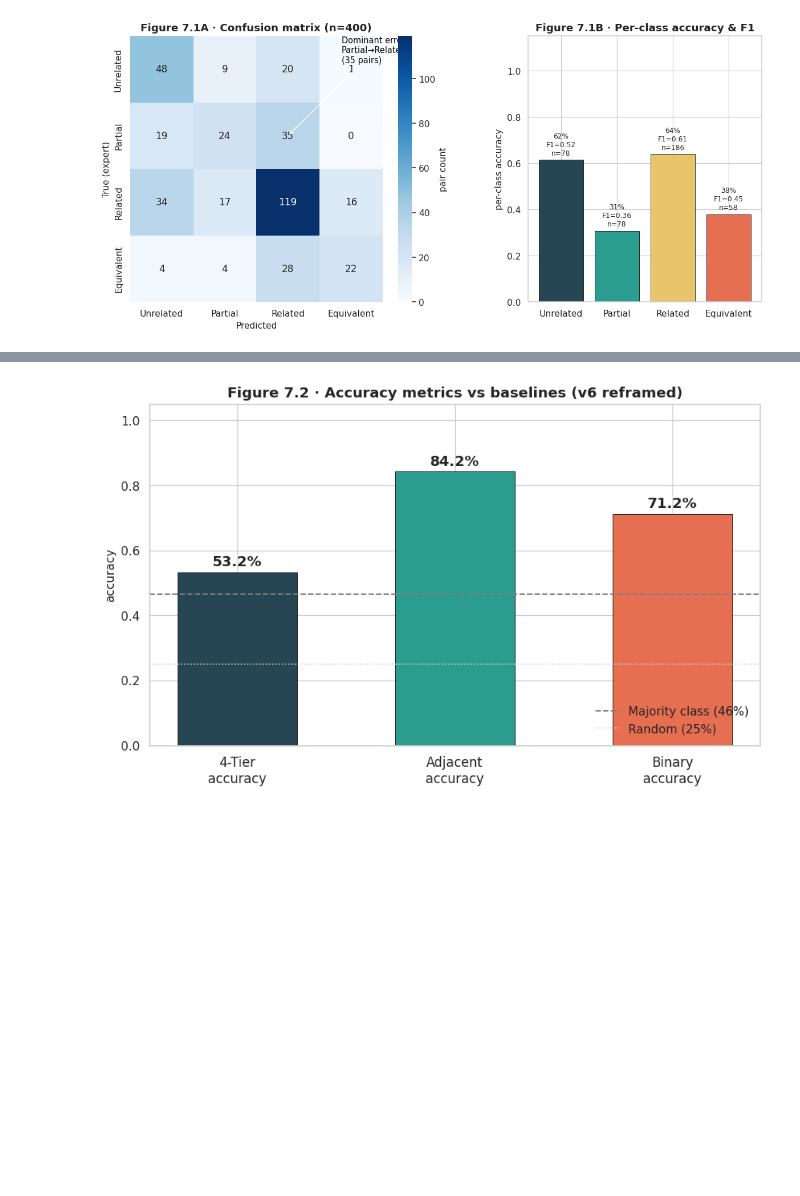
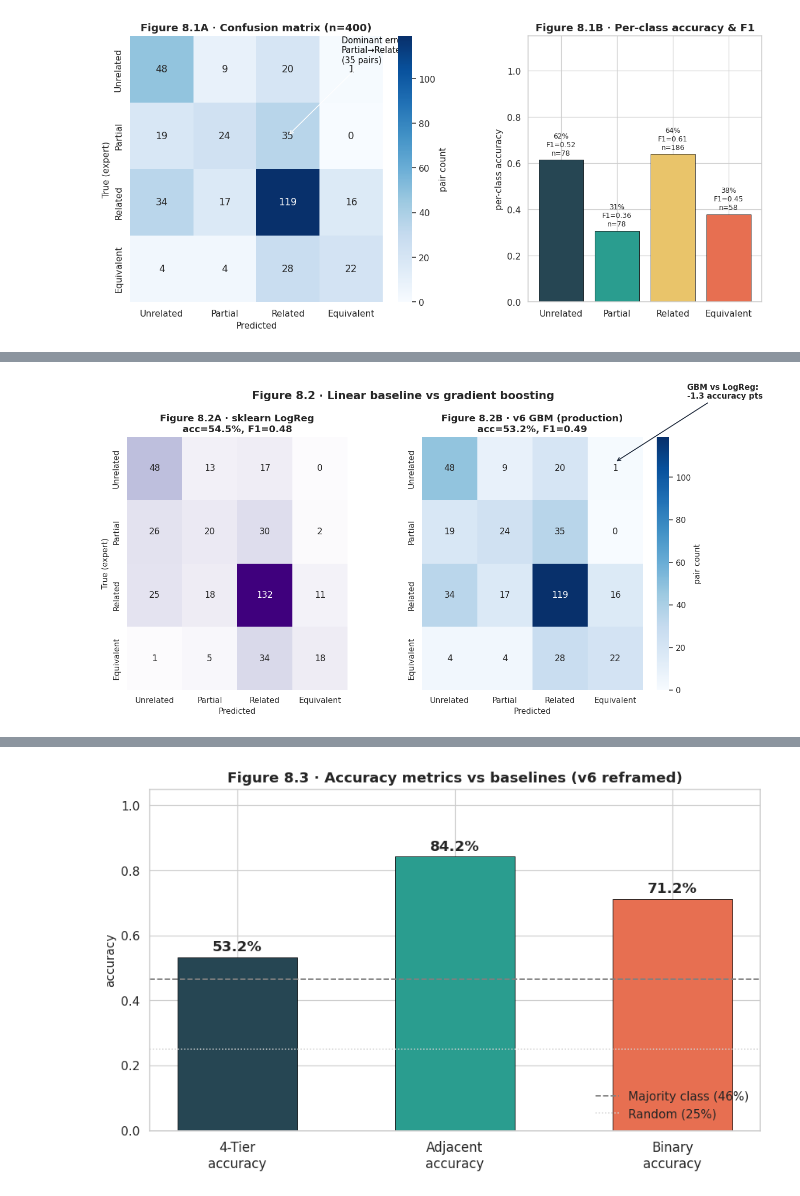
Before and after one commit to rocklambros/ai-security-framework-crosswalk, a Jupyter notebook: notebooks/project1_crosswalk_eda.ipynb, the cells around one changed output, grey strips where cells are left out. Drawn from its saved outputs; the diff is of its cells as text; code cells hidden in the pictures; blank space fills up the shorter version.

```diff
--- a/notebooks/project1_crosswalk_eda.ipynb
+++ b/notebooks/project1_crosswalk_eda.ipynb
@@ -616,6 +946,6 @@ Coverage is bimodal. The AIUC-1 row is mostly above 50%, because the active labe
 # %%
-# Figure 6.2. Orphan nodes by framework. An orphan is a node that has zero
-# inbound and zero outbound edges — no neighbors at all. I compute this
+# Figure 7.2. Orphan nodes by framework. An orphan is a node that has zero
+# inbound and zero outbound edges (no neighbors at all). I compute this
 # directly from the edges DataFrame with pandas groupby, avoiding any
 # dependency on a graph library.
 connected_ids = set(edges_df["source_node_id"]).union(edges_df["target_node_id"])
@@ -634,7 +964,7 @@ fig, ax = plt.subplots(figsize=(9, 4.5))
 colors = ["#e76f51" if PRETTY[f] in ("NIST AI RMF", "OWASP AI Exch.") else "#1f77b4"
           for f in orphan_per_fw.index]
 ax.barh([PRETTY[f] for f in orphan_per_fw.index], orphan_per_fw.values, color=colors)
-ax.set_title("Figure 6.2 · Orphan nodes by framework (zero in-degree and zero out-degree)")
+ax.set_title("Figure 7.2 · Orphan nodes by framework (zero in-degree and zero out-degree)")
 ax.set_xlabel("orphan count")
 for i, v in enumerate(orphan_per_fw.values):
     ax.text(v + 0.2, i, str(int(v)), va="center", fontsize=9)
@@ -709,8 +1039,8 @@ Bootstrap 95% CI (F1):  [0.4326, 0.5383]
 Conformal coverage: 93.8%  (alpha=0.10)
 Conformal mean set size: 3.20
 # %%
-# Figure 7.1. Confusion matrix + per-class accuracy in a two-panel layout with
-# differentially sized axes — the confusion matrix is the headline and gets
+# Figure 8.1. Confusion matrix + per-class accuracy in a two-panel layout with
+# differentially sized axes. The confusion matrix is the headline and gets
 # the wider panel. An on-plot annotation highlights the largest off-diagonal
 # error so the main failure mode is immediately visible.
 cm = sacred["confusion_matrix"]
@@ -726,7 +1056,7 @@ sns.heatmap(cm_array, annot=True, fmt="d", cmap="Blues",
             cbar_kws={"label": "pair count"})
 ax1.set_xlabel("Predicted")
 ax1.set_ylabel("True (expert)")
-ax1.set_title("Figure 7.1A · Confusion matrix (n=400)")
+ax1.set_title("Figure 8.1A · Confusion matrix (n=400)")
 
 # Find the largest off-diagonal error and point at it.
 max_off, max_ij = 0, (0, 0)
@@ -750,7 +1080,7 @@ counts = [per_class_map[i]["count"] for i in range(4)]
 f1s = [per_class_map[i]["f1"] for i in range(4)]
 bars = ax2.bar(TIER_ORDER, accs, color=TIER_PALETTE, edgecolor="black", linewidth=0.5)
 ax2.set_ylabel("per-class accuracy")
-ax2.set_title("Figure 7.1B · Per-class accuracy & F1")
+ax2.set_title("Figure 8.1B · Per-class accuracy & F1")
 ax2.set_ylim(0, 1.15)
 for b, a, n, f in zip(bars, accs, counts, f1s):
     ax2.text(b.get_x() + b.get_width() / 2, a + 0.02,
@@ -765,0 +1134,42 @@ The confusion matrix has a clear diagonal, which is the first thing you want to
+# %%
+# Figure 8.2. Side-by-side confusion matrices for LogReg and v6 GBM, with
+# differentially sized panels (GBM is the headline and gets the wider panel).
+# The on-plot annotation highlights the accuracy delta between the two so the
+# comparison is obvious at a glance.
+fig = plt.figure(figsize=(13, 5.8))
+gs = gridspec.GridSpec(1, 2, figure=fig, width_ratios=[1.0, 1.25], wspace=0.3)
+
+ax_lr = fig.add_subplot(gs[0, 0])
+sns.heatmap(lr_cm, annot=True, fmt="d", cmap="Purples",
+            xticklabels=TIER_ORDER, yticklabels=TIER_ORDER, ax=ax_lr,
+            cbar=False)
+ax_lr.set_title(f"Figure 8.2A · sklearn LogReg\nacc={lr_acc:.1%}, F1={lr_f1:.2f}")
+ax_lr.set_xlabel("Predicted")
+ax_lr.set_ylabel("True (expert)")
+
+ax_gb = fig.add_subplot(gs[0, 1])
+sns.heatmap(cm_array, annot=True, fmt="d", cmap="Blues",
+            xticklabels=TIER_ORDER, yticklabels=TIER_ORDER, ax=ax_gb,
+            cbar_kws={"label": "pair count"})
+ax_gb.set_title(
+    f"Figure 8.2B · v6 GBM (production)\n"
+    f"acc={sacred['tier_accuracy']:.1%}, F1={sacred['macro_f1']:.2f}"
+)
+ax_gb.set_xlabel("Predicted")
+ax_gb.set_ylabel("")
+
+delta_acc = (sacred["tier_accuracy"] - lr_acc) * 100
+ax_gb.annotate(
+    f"GBM vs LogReg:\n{delta_acc:+.1f} accuracy pts",
+    xy=(3.5, 0.4), xytext=(4.8, -0.6),
+    fontsize=10, fontweight="bold",
+    arrowprops=dict(arrowstyle="->", lw=1.2, color="#1e293b"),
+    annotation_clip=False,
+)
+
+fig.suptitle("Figure 8.2 · Linear baseline vs gradient boosting",
+             fontsize=14, fontweight="bold", y=1.02)
+plt.tight_layout()
+plt.show()
+# %% [output]
+[figure, added]
```
Also changed, not shown: parts of 67 cells of this notebook, 3 other files.
